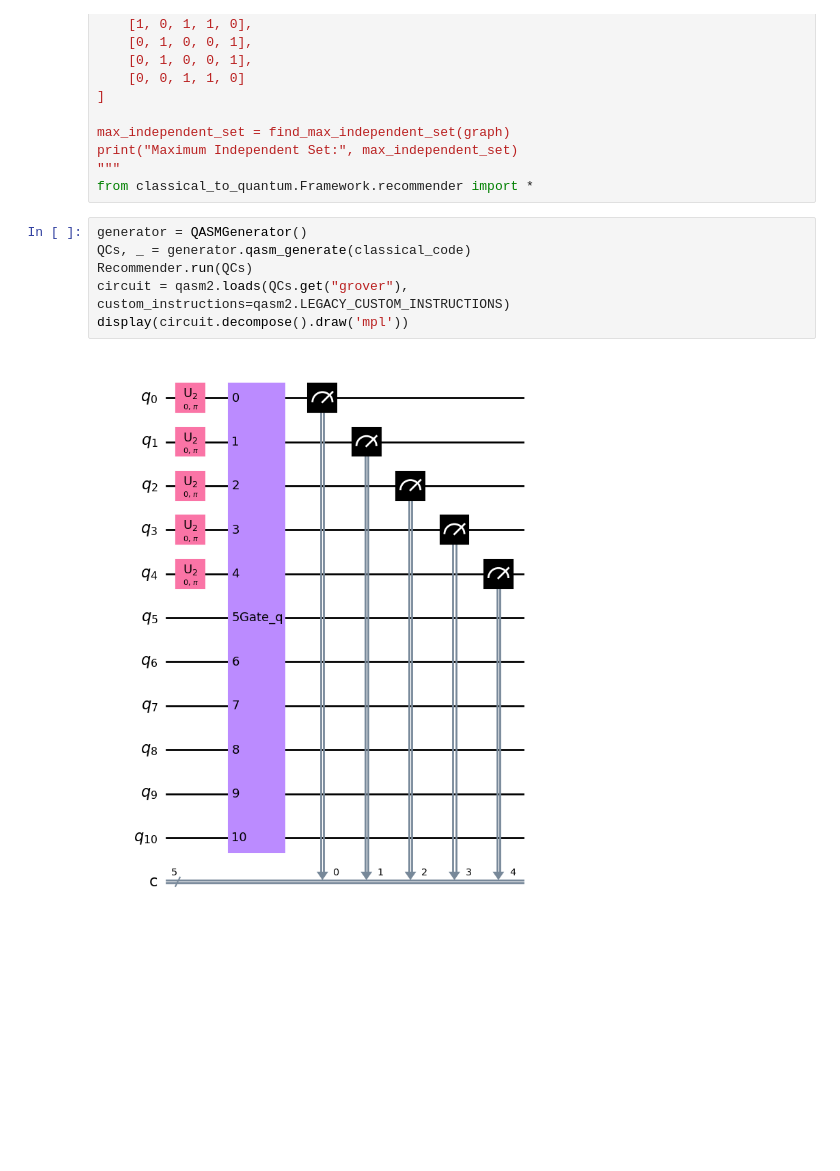
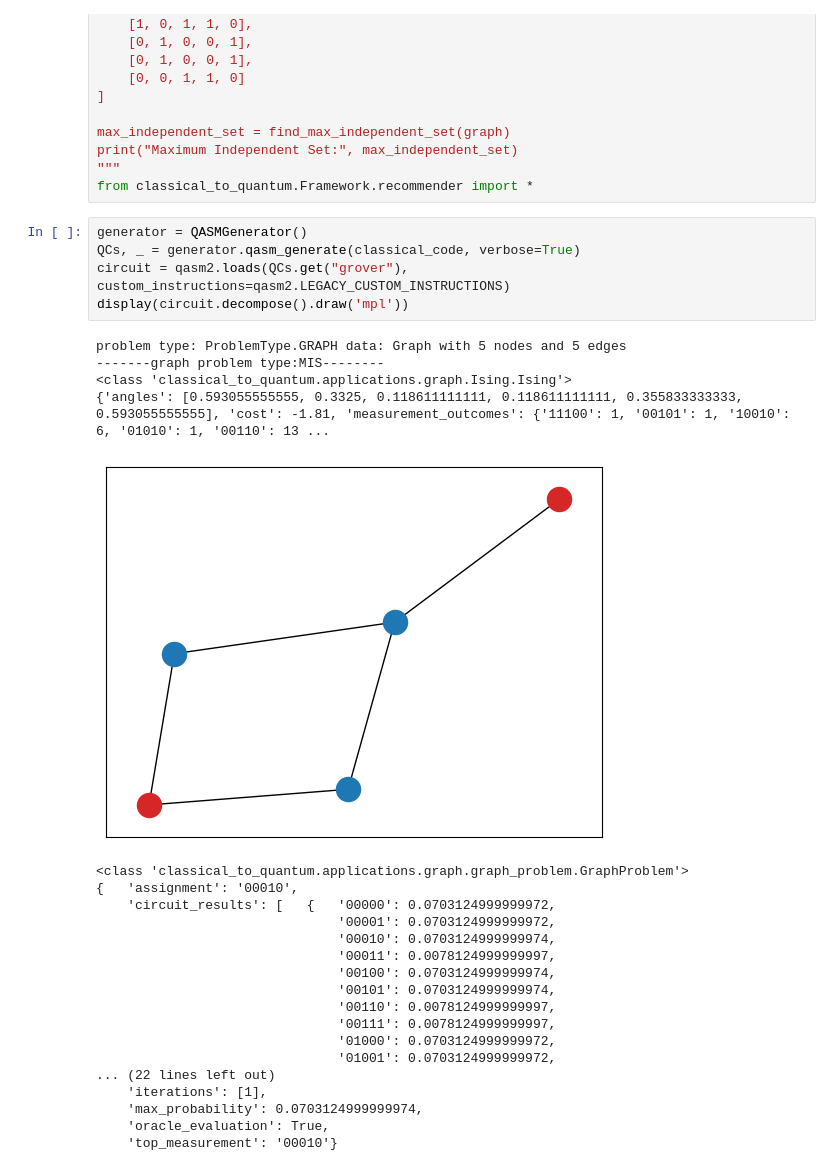
Before and after one commit to Bossy-Ye/C2Q, a Jupyter notebook: classical_to_quantum/examples/presentation.ipynb, the cells around one changed output. Saved outputs shown, nothing was run; the diff lists cells and outputs as text; blank space fills up the shorter version.

```diff
--- a/classical_to_quantum/examples/presentation.ipynb
+++ b/classical_to_quantum/examples/presentation.ipynb
@@ -499,9 +499,29 @@ print("Maximum Independent Set:", max_independent_set)
 from classical_to_quantum.Framework.recommender import *
 # %%
 generator = QASMGenerator()
-QCs, _ = generator.qasm_generate(classical_code)
-Recommender.run(QCs)
+QCs, _ = generator.qasm_generate(classical_code, verbose=True)
 circuit = qasm2.loads(QCs.get("grover"), custom_instructions=qasm2.LEGACY_CUSTOM_INSTRUCTIONS)
 display(circuit.decompose().draw('mpl'))
 # %% [output]
+problem type: ProblemType.GRAPH data: Graph with 5 nodes and 5 edges
+-------graph problem type:MIS--------
+<class 'classical_to_quantum.applications.graph.Ising.Ising'>
+{'angles': [0.593055555555, 0.3325, 0.118611111111, 0.118611111111, 0.355833333333, 0.593055555555], 'cost': -1.81, 'measurement_outcomes': {'11100': 1, '00101': 1, '10010': 6, '01010': 1, '00110': 13 ...
-[figure, old version]
+[figure, new version]
+<class 'classical_to_quantum.applications.graph.graph_problem.GraphProblem'>
+{   'assignment': '00010',
+    'circuit_results': [   {   '00000': 0.0703124999999972,
+                               '00001': 0.0703124999999972,
+                               '00010': 0.0703124999999974,
+                               '00011': 0.0078124999999997,
+                               '00100': 0.0703124999999974,
+                               '00101': 0.0703124999999974,
+                               '00110': 0.0078124999999997,
+                               '00111': 0.0078124999999997,
+                               '01000': 0.0703124999999972,
+                               '01001': 0.0703124999999972,
+... (22 lines left out)
+    'iterations': [1],
+    'max_probability': 0.0703124999999974,
+    'oracle_evaluation': True,
+    'top_measurement': '00010'}
```
Also changed, not shown: parts of 1 cell of this notebook, 2 other files.
